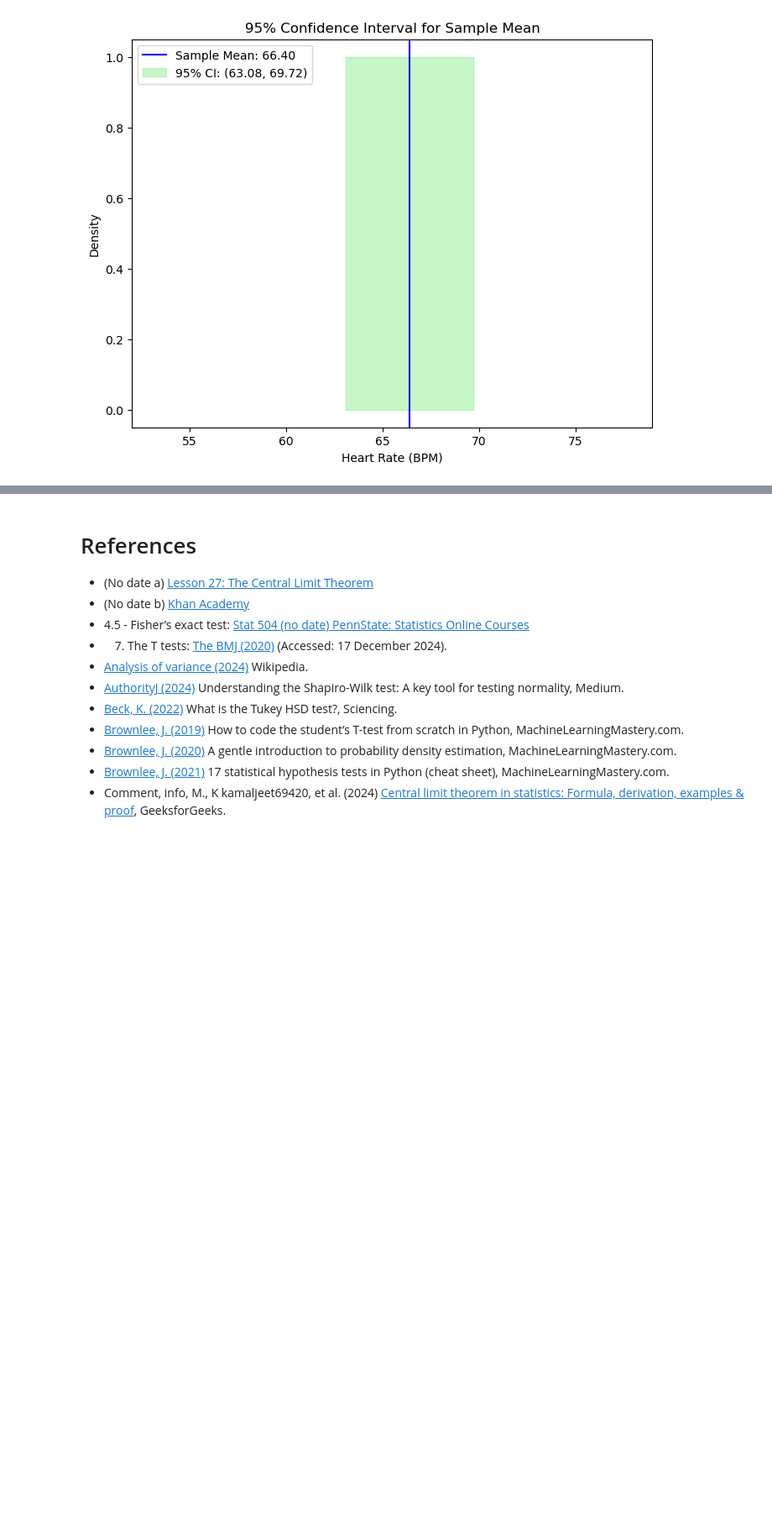
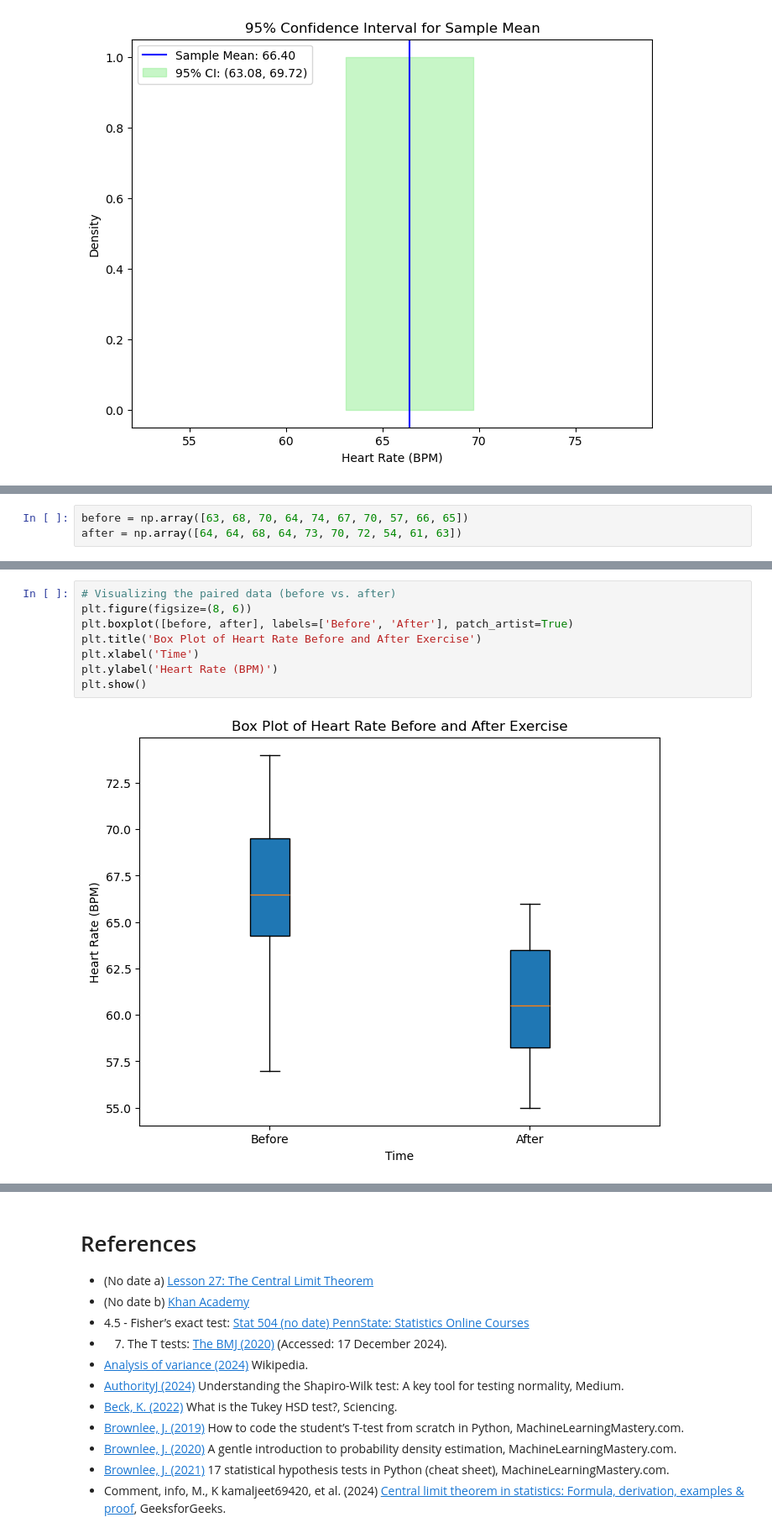
Before and after one commit to keithmmc/appliedstats, a Jupyter notebook: tasks.ipynb, the cells around one changed output, grey strips where cells are left out. Shown at 84% size. Saved outputs shown, nothing was run; the diff lists cells and outputs as text; blank space fills up the shorter version.

```diff
--- a/tasks.ipynb
+++ b/tasks.ipynb
@@ -1124,0 +1155,3 @@ plt.show()
+# %%
+before = np.array([63, 68, 70, 64, 74, 67, 70, 57, 66, 65])
+after = np.array([64, 64, 68, 64, 73, 70, 72, 54, 61, 63])
@@ -1124,0 +1174,10 @@ plt.show()
+# %%
+# Visualizing the paired data (before vs. after)
+plt.figure(figsize=(8, 6))
+plt.boxplot([before, after], labels=['Before', 'After'], patch_artist=True)
+plt.title('Box Plot of Heart Rate Before and After Exercise')
+plt.xlabel('Time')
+plt.ylabel('Heart Rate (BPM)')
+plt.show()
+# %% [output]
+[figure, added]
```
Also changed, not shown: parts of 82 cells of this notebook.
